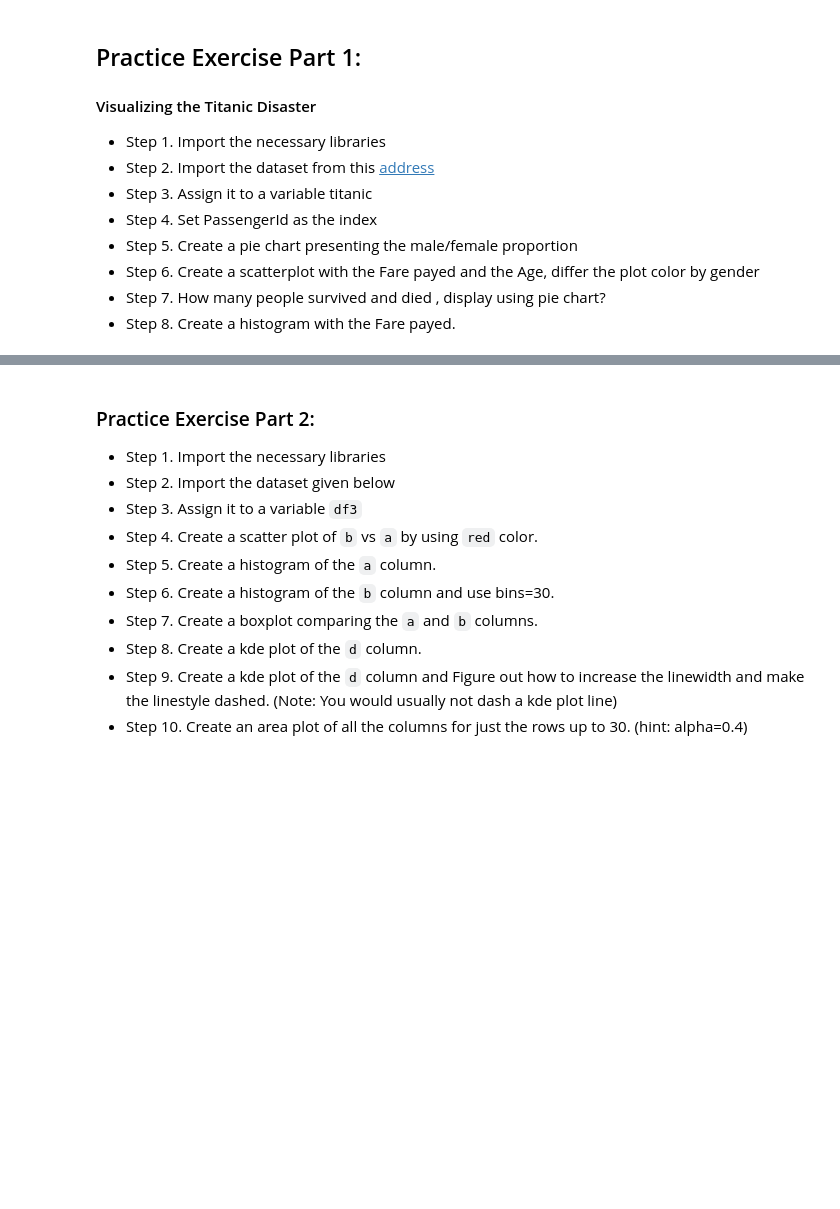
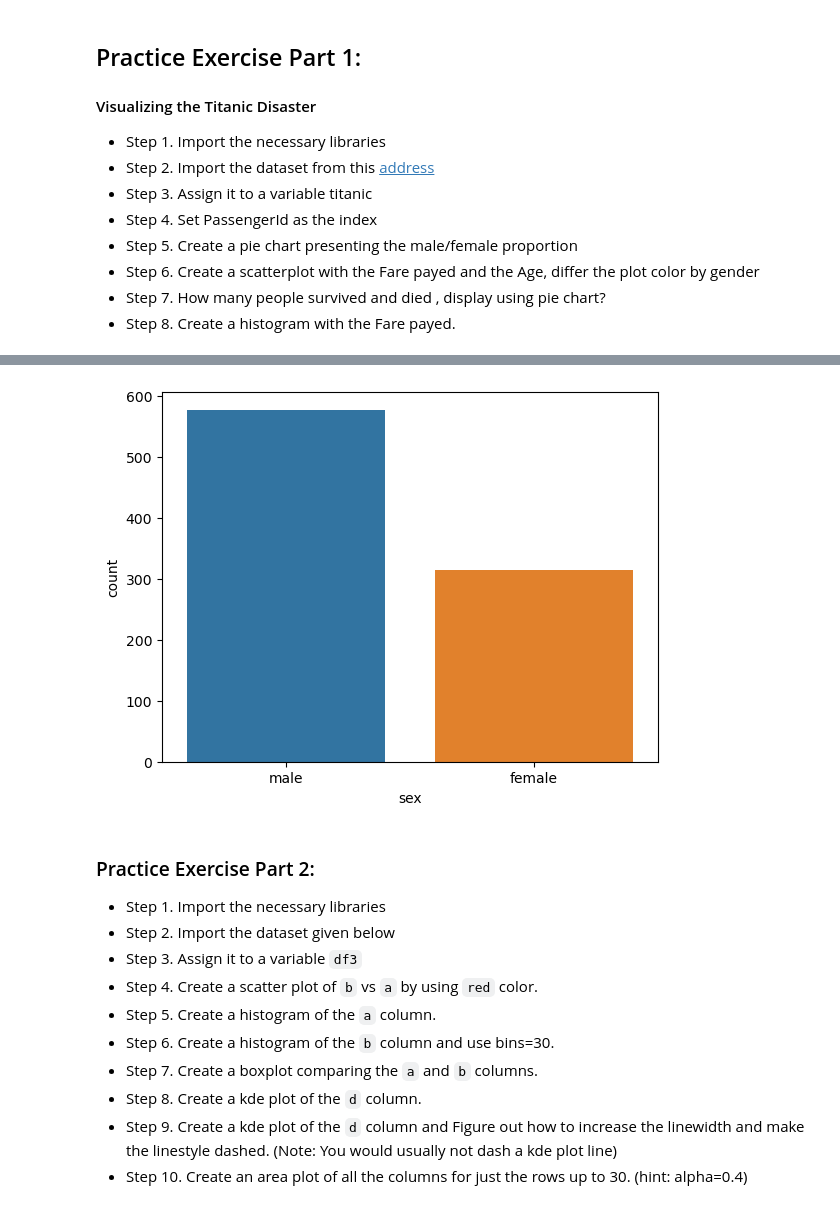
Before and after one commit to ehtisham-sadiq/Python-Backend, a Jupyter notebook: NumPy_Pandas_Tutorials/Introduction_to_Pandas.ipynb, the cells around one changed output, grey strips where cells are left out. Saved outputs shown, nothing was run; the diff lists cells and outputs as text; code cells hidden in the pictures; blank space fills up the shorter version.

```diff
--- a/NumPy_Pandas_Tutorials/Introduction_to_Pandas.ipynb
+++ b/NumPy_Pandas_Tutorials/Introduction_to_Pandas.ipynb
@@ -1422,3 +1869,7 @@ new_df.plot.pie(subplots=True, figsize=(15,15), autopct='%.2f')
+# %%
+sns.countplot(x=titanic['sex']);
+# %% [output]
+[figure, added]
 # %%
 # url = "https://raw.githubusercontent.com/bsef19m521/DatasetsForProjects/master/train.csv"
 # titanic = pd.read_csv(url,)
```
Also changed, not shown: parts of 80 cells of this notebook, 1 other file.
